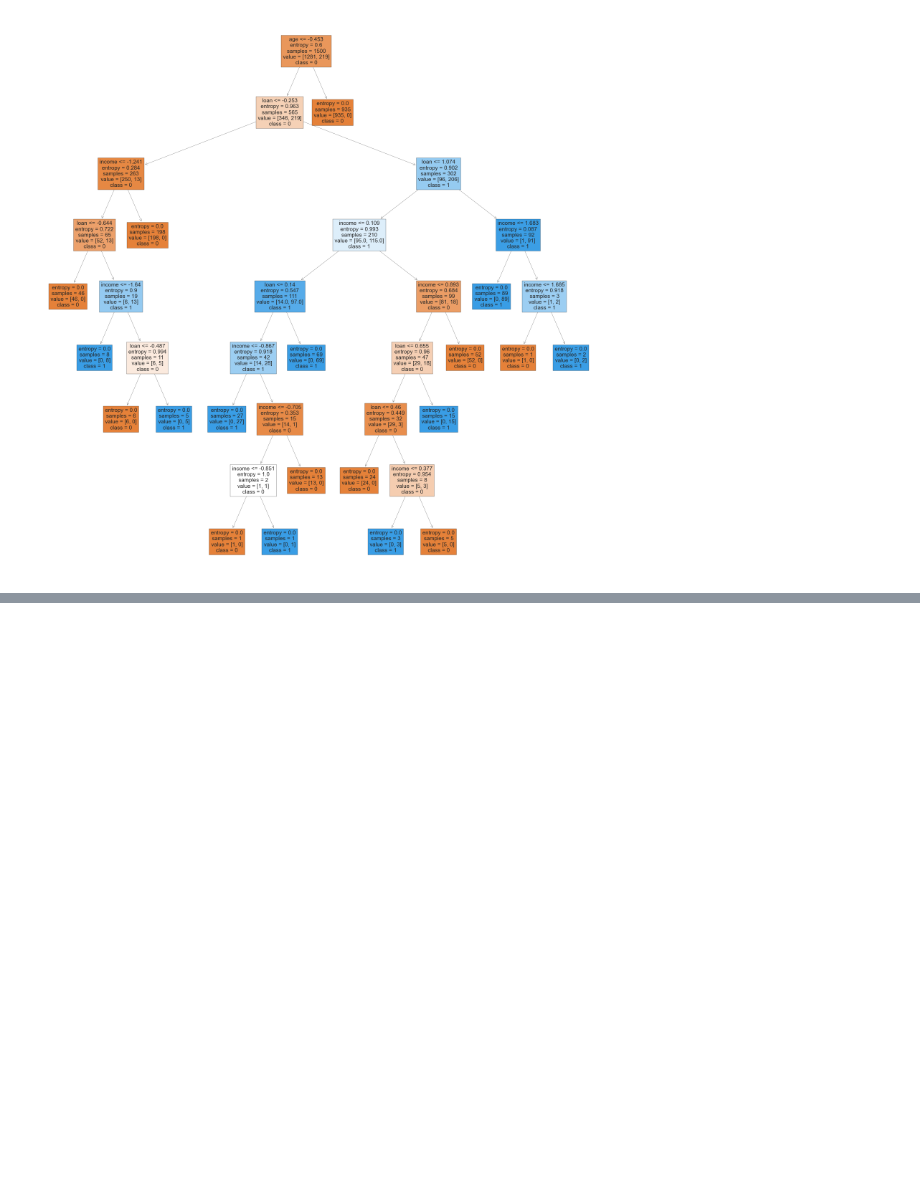
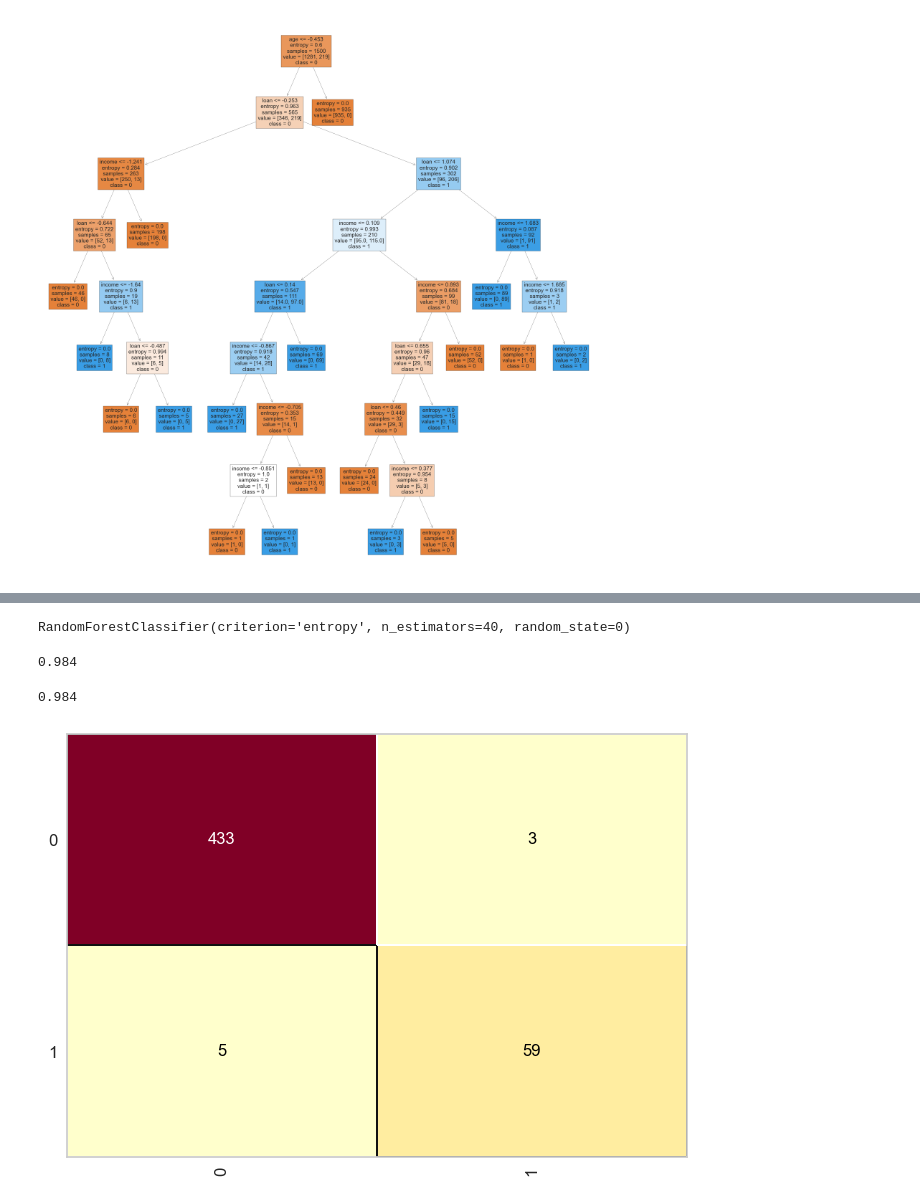
Before and after one commit to TdcRibeiro/IA, a Jupyter notebook: credito/credit.ipynb, the cells around one changed output, grey strips where cells are left out. Saved outputs shown, nothing was run; the diff lists cells and outputs as text; code cells hidden in the pictures; blank space fills up the shorter version.

```diff
--- a/credito/credit.ipynb
+++ b/credito/credit.ipynb
@@ -291,0 +296,6 @@ tree.plot_tree(arvore_credito, feature_names=previsores, class_names=['0','1'],
+# %%
+random_forest_credito = RandomForestClassifier(n_estimators=40, criterion='entropy', random_state=0)
+# %%
+random_forest_credito.fit(x_credito_treinamento, y_credito_treinamento)
+# %% [output]
+RandomForestClassifier(criterion='entropy', n_estimators=40, random_state=0)
@@ -291,0 +304,11 @@ tree.plot_tree(arvore_credito, feature_names=previsores, class_names=['0','1'],
+# %%
+accuracy_score(y_credito_teste, previsoes)
+# %% [output]
+0.984
+# %%
+cm = ConfusionMatrix(random_forest_credito)
+cm.fit(x_credito_treinamento, y_credito_treinamento)
+cm.score(x_credito_teste, y_credito_teste)
+# %% [output]
+0.984
+[figure, added]
```
Also changed, not shown: parts of 3 cells of this notebook.
